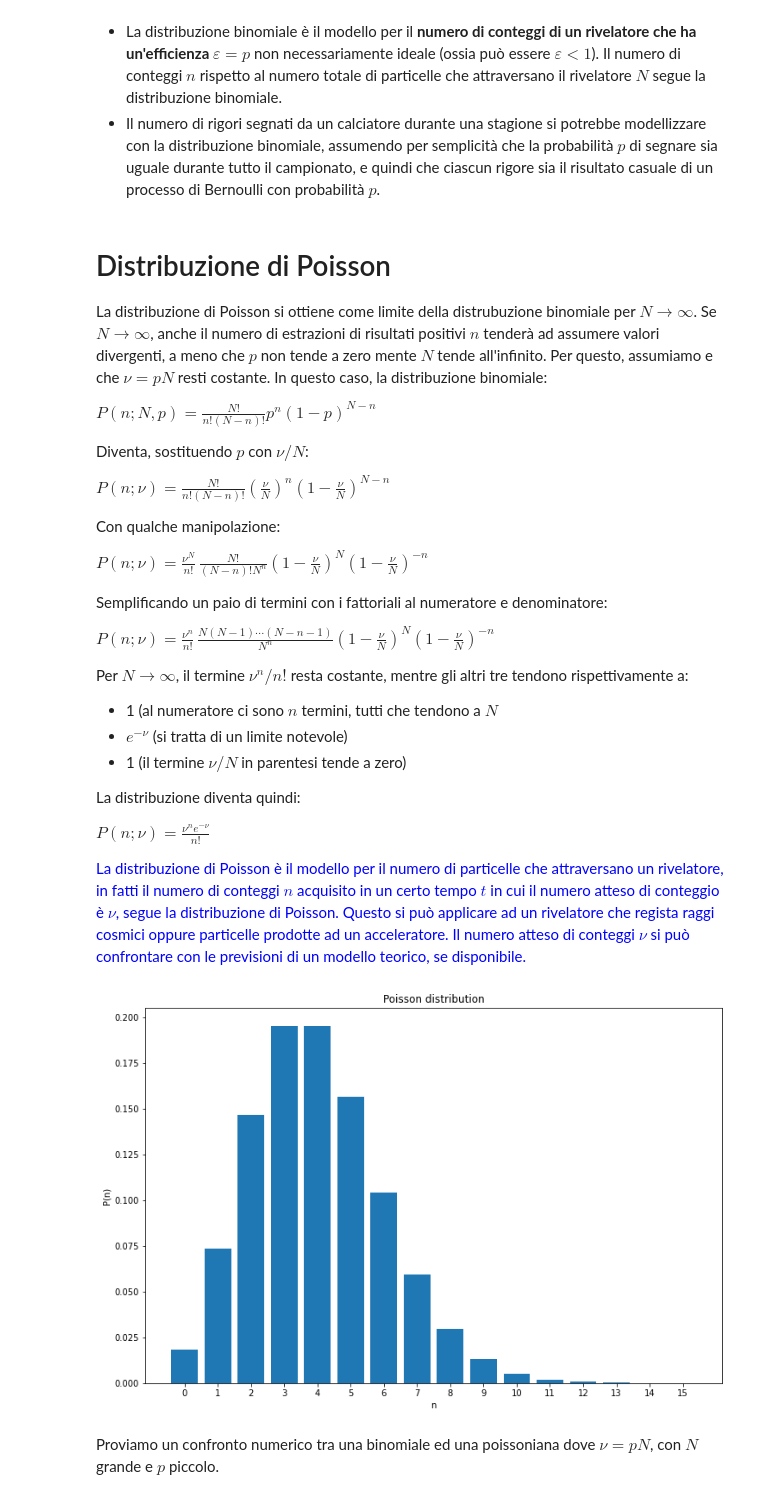
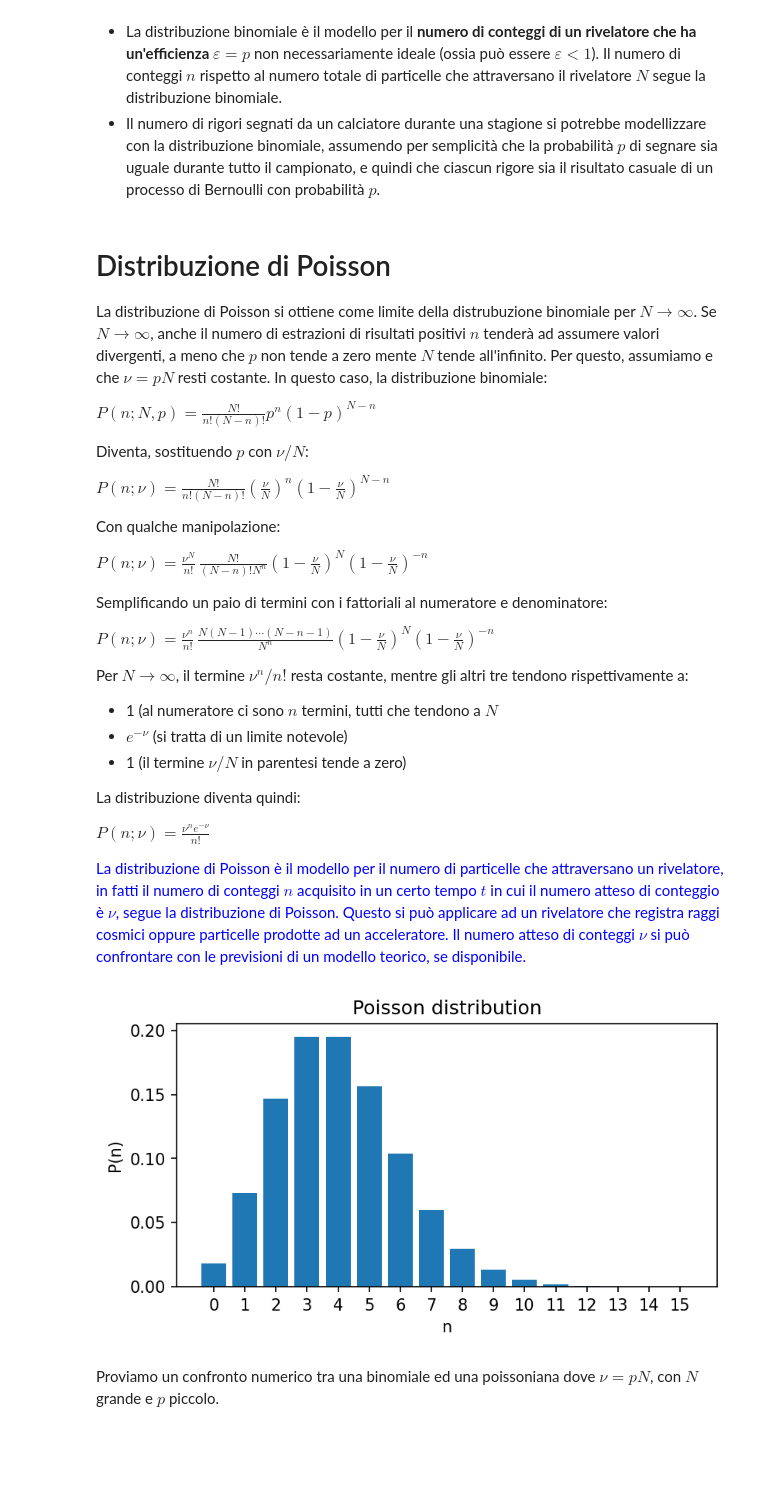
Before and after one commit to lucalista/analisi-dati-2022, a Jupyter notebook: 04.02.00__Alcune_distribuzioni_discrete.ipynb, the cells around one changed output. Drawn from its saved outputs; the diff is of its cells as text; code cells hidden in the pictures; blank space fills up the shorter version.

```diff
--- a/04.02.00__Alcune_distribuzioni_discrete.ipynb
+++ b/04.02.00__Alcune_distribuzioni_discrete.ipynb
@@ -225,25 +231,25 @@ La distribuzione diventa quindi:
 
 $P(n;\nu) = \frac{\displaystyle \nu^n e^{-\nu}}{\displaystyle n!}$
 
-<span style="color: blue">La distribuzione di Poisson è il modello per il numero di particelle che attraversano un rivelatore, in fatti il numero di conteggi $n$ acquisito in un certo tempo $t$ in cui il numero atteso di conteggio è $\nu$, segue la distribuzione di Poisson. Questo si può applicare ad un rivelatore che regista raggi cosmici oppure particelle prodotte ad un acceleratore. Il numero atteso di conteggi $\nu$ si può confrontare con le previsioni di un modello teorico, se disponibile.
+<span style="color: blue">La distribuzione di Poisson è il modello per il numero di particelle che attraversano un rivelatore, in fatti il numero di conteggi $n$ acquisito in un certo tempo $t$ in cui il numero atteso di conteggio è $\nu$, segue la distribuzione di Poisson. Questo si può applicare ad un rivelatore che registra raggi cosmici oppure particelle prodotte ad un acceleratore. Il numero atteso di conteggi $\nu$ si può confrontare con le previsioni di un modello teorico, se disponibile.
 </span>
 # %%
 from scipy.stats import poisson
 # %%
-plt.figure(figsize=(12,8))
+plt.figure(figsize=(6,3), dpi=150)
 nu = 4
-N = 15
-x = list(range(N+1))
+n_max = 15
+x = list(range(n_max+1))
 y = [poisson.pmf(n, nu) for n in x]
 plt.bar(x,y)
 plt.xticks(x)
 plt.title('Poisson distribution')
 plt.xlabel('n')
 plt.ylabel('P(n)')
 #plt.yscale('log')
 plt.show()
 # %% [output]
-[figure, old version]
+[figure, new version]
 # %% [markdown]
 Proviamo un confronto numerico tra una binomiale ed una poissoniana dove $\nu=p N$, con $N$ grande e $p$ piccolo.
 # %%
```
Also changed, not shown: parts of 15 cells of this notebook.
